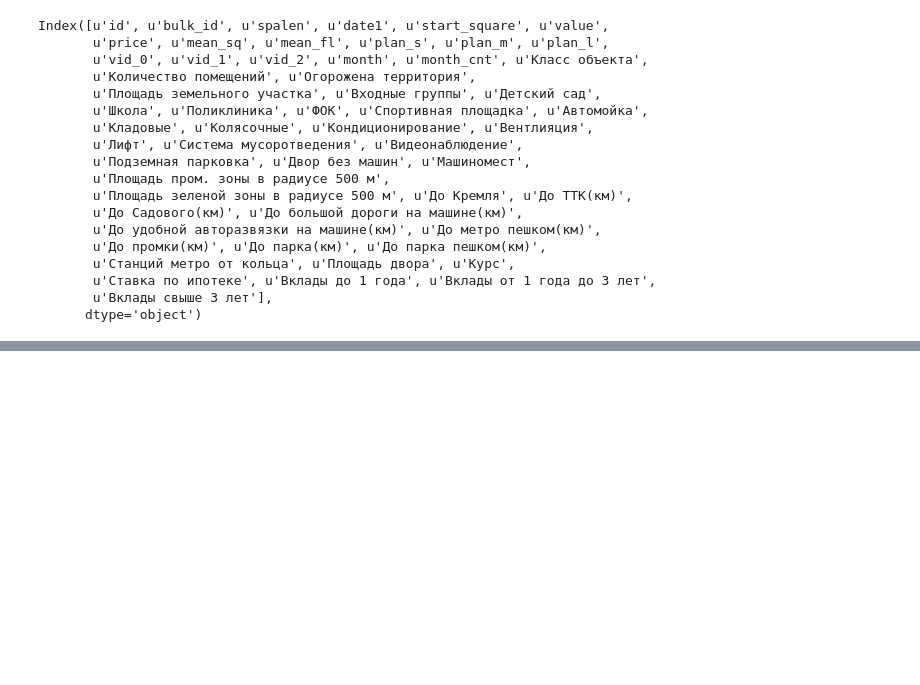
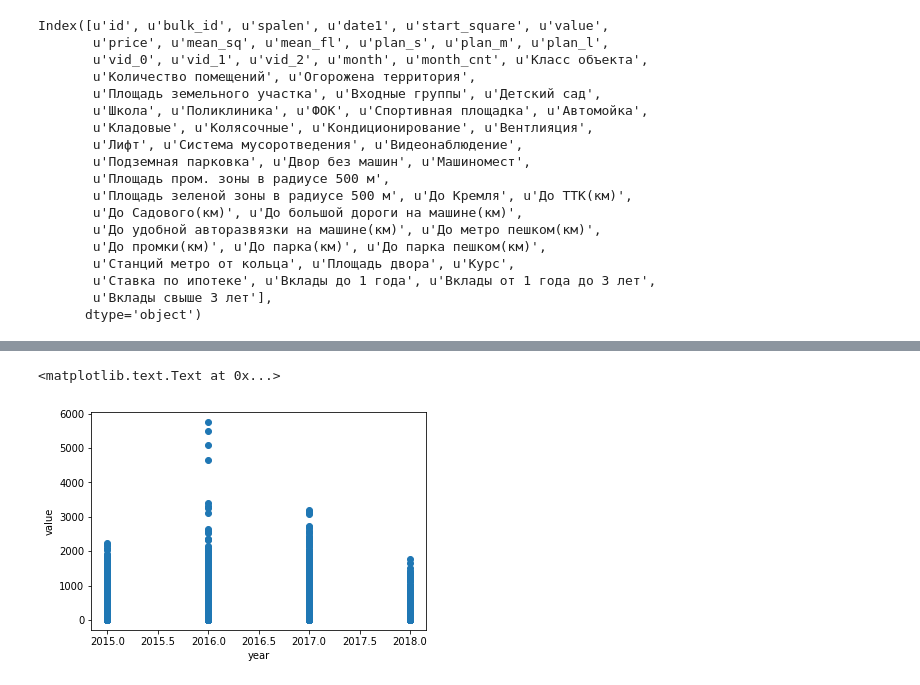
Before and after one commit to krzjoa/pik, a Jupyter notebook: Feature Visualization.ipynb, the cells around one changed output, grey strips where cells are left out. Saved outputs shown, nothing was run; the diff lists cells and outputs as text; code cells hidden in the pictures; blank space fills up the shorter version.

```diff
--- a/Feature Visualization.ipynb
+++ b/Feature Visualization.ipynb
@@ -76,0 +77,9 @@ Text(0,0.5,u'value')
+# %%
+train['year'] = train.date1.str[:4].astype(int)
+# %%
+plt.scatter(train.year, train.value)
+plt.xlabel("year")
+plt.ylabel("value")
+# %% [output]
+<matplotlib.text.Text at 0x...>
+[figure, added]
```
Also changed, not shown: parts of 15 cells of this notebook, 6 other files.
